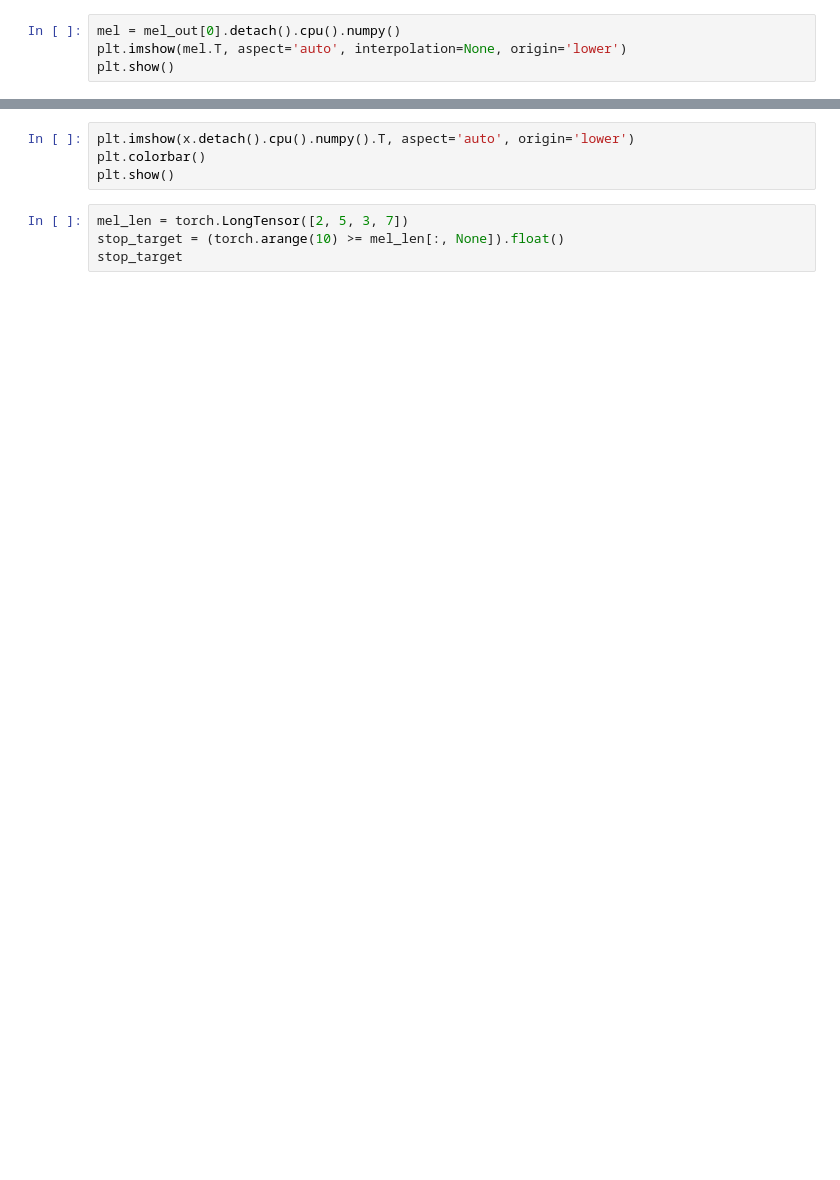
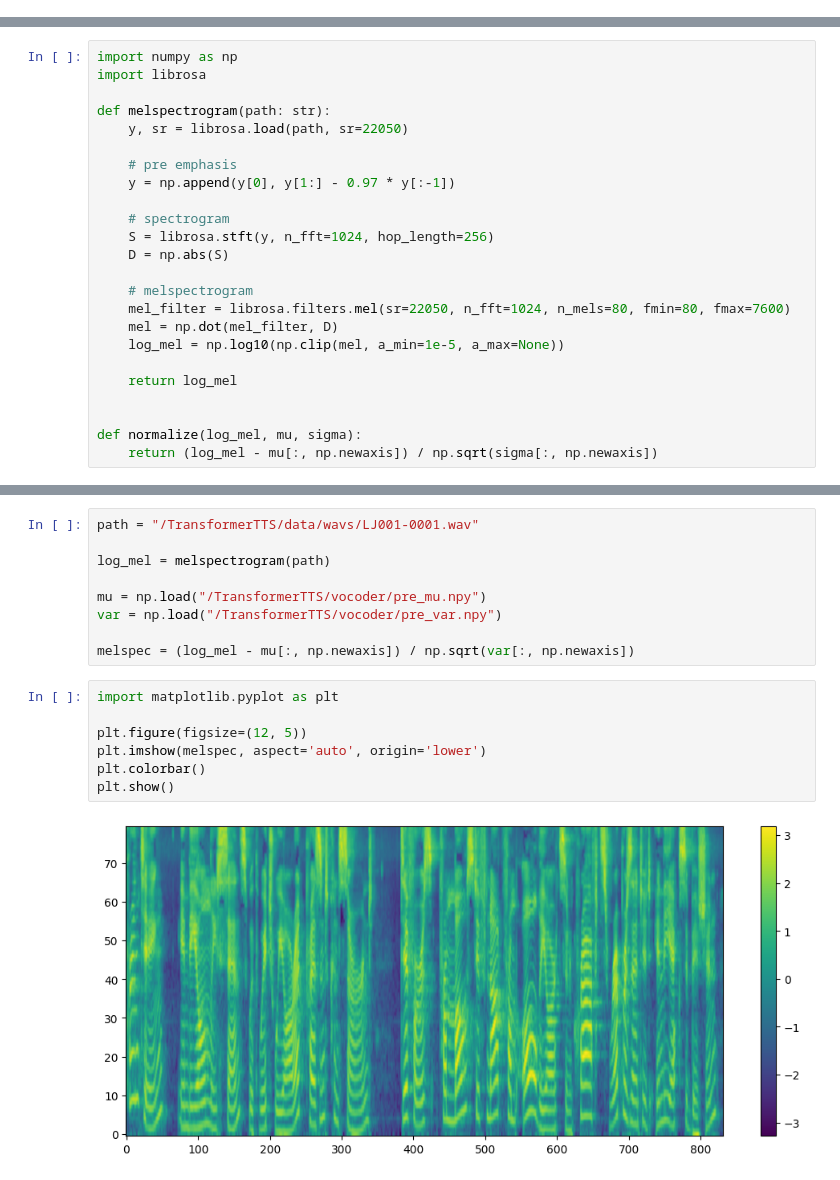
Before and after one commit to Orca0917/TransformerTTS, a Jupyter notebook: notebook/test.ipynb, the cells around one changed output, grey strips where cells are left out. Drawn from its saved outputs; the diff is of its cells as text; blank space fills up the shorter version.

Commit message:
Transformer TTS

```diff
--- a/notebook/test.ipynb
+++ b/notebook/test.ipynb
@@ -55,4 +0,0 @@ plt.show()
-# %%
-mel = mel_out[0].detach().cpu().numpy()
-plt.imshow(mel.T, aspect='auto', interpolation=None, origin='lower')
-plt.show()
@@ -81,0 +6,24 @@ Audio(out, rate=sr)
+# %%
+import numpy as np
+import librosa
+
+def melspectrogram(path: str):
+    y, sr = librosa.load(path, sr=22050)
+
+    # pre emphasis
+    y = np.append(y[0], y[1:] - 0.97 * y[:-1])
+
+    # spectrogram
+    S = librosa.stft(y, n_fft=1024, hop_length=256)
+    D = np.abs(S)
+
+    # melspectrogram
+    mel_filter = librosa.filters.mel(sr=22050, n_fft=1024, n_mels=80, fmin=80, fmax=7600)
+    mel = np.dot(mel_filter, D)
+    log_mel = np.log10(np.clip(mel, a_min=1e-5, a_max=None))
+
+    return log_mel
+
+
+def normalize(log_mel, mu, sigma):
+    return (log_mel - mu[:, np.newaxis]) / np.sqrt(sigma[:, np.newaxis])
@@ -82,8 +74,18 @@ Audio(out, rate=sr)
+# %%
+path = "/TransformerTTS/data/wavs/LJ001-0001.wav"
+
+log_mel = melspectrogram(path)
+
+mu = np.load("/TransformerTTS/vocoder/pre_mu.npy")
+var = np.load("/TransformerTTS/vocoder/pre_var.npy")
+
+melspec = (log_mel - mu[:, np.newaxis]) / np.sqrt(var[:, np.newaxis])
 # %%
-plt.imshow(x.detach().cpu().numpy().T, aspect='auto', origin='lower')
+import matplotlib.pyplot as plt
+
+plt.figure(figsize=(12, 5))
+plt.imshow(melspec, aspect='auto', origin='lower')
 plt.colorbar()
 plt.show()
+# %% [output]
+[figure, added]
-# %%
-mel_len = torch.LongTensor([2, 5, 3, 7])
-stop_target = (torch.arange(10) >= mel_len[:, None]).float()
-stop_target
```
Also changed, not shown: parts of 9 cells of this notebook, 16 other files.
